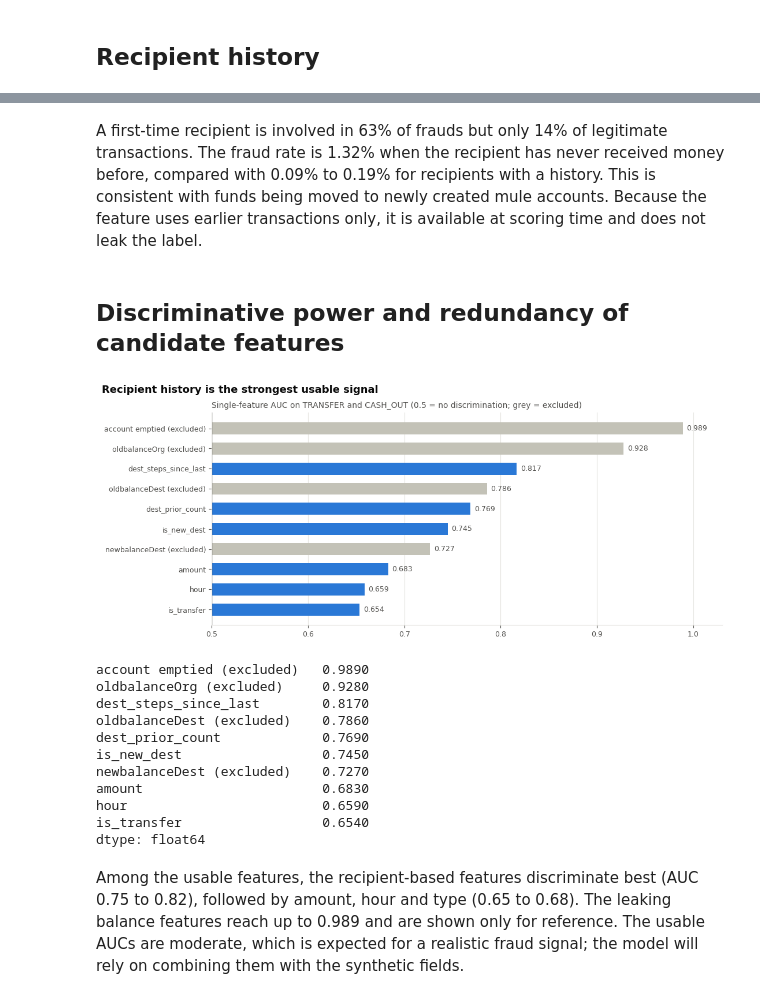
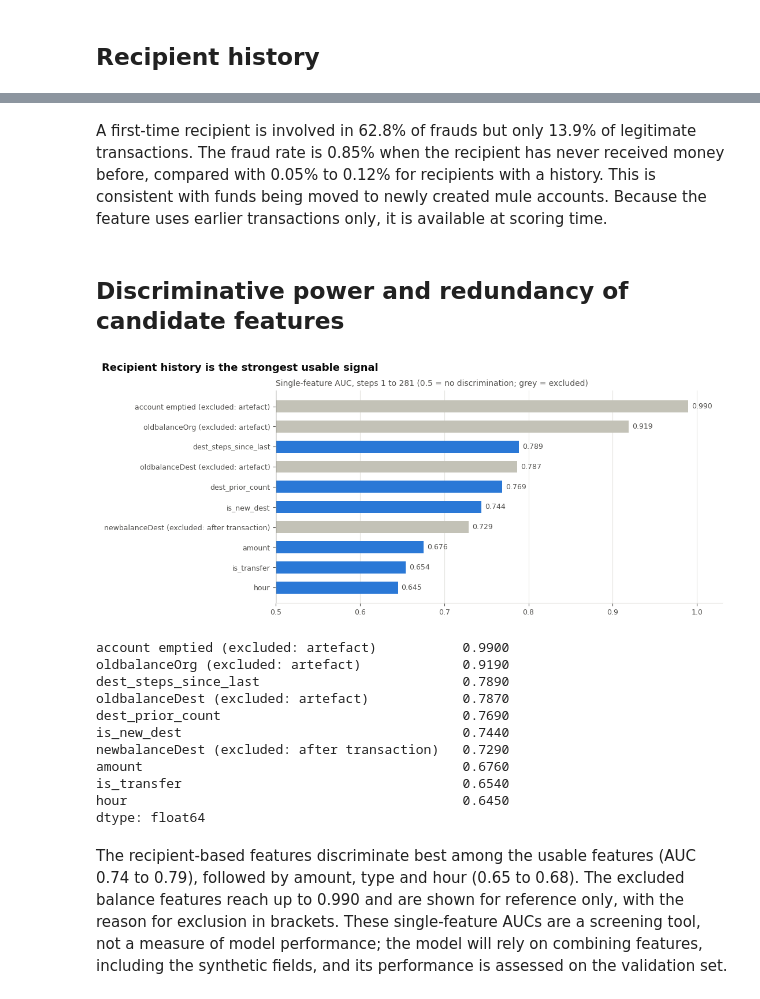
Before and after one commit to vdmhth/intro2ba, a Jupyter notebook: notebooks/eda/eda_kaggle.ipynb, the cells around one changed output, grey strips where cells are left out. Cells and saved outputs as stored; diff of their text form; code cells hidden in the pictures.

```diff
--- a/notebooks/eda/eda_kaggle.ipynb
+++ b/notebooks/eda/eda_kaggle.ipynb
@@ -170,19 +177,23 @@ Almost every sender appears only once, so sender-level behaviour (velocity, time
 ## Class imbalance and transaction type
 # %%
 n_fraud = int(df.isFraud.sum())
-by_type = (df.groupby("type", observed=True)
+print(f"Full data: {n_fraud:,} frauds of {len(df):,} transactions ({n_fraud / len(df):.3%}), "
+      f"about {(len(df) - n_fraud) / n_fraud:,.0f} legitimate transactions per fraud; "
+      f"fraud types: {sorted(df.loc[df.isFraud == 1, 'type'].astype(str).unique())}")
+
+e = df.loc[early, ["type", "isFraud", "isFlaggedFraud"]]
+by_type = (e.groupby("type", observed=True)
              .agg(transactions=("isFraud", "size"), frauds=("isFraud", "sum"), fraud_rate=("isFraud", "mean"))
              .sort_values("transactions"))
-print(f"Frauds: {n_fraud:,} of {len(df):,} transactions ({n_fraud / len(df):.3%}), "
-      f"about {(len(df) - n_fraud) / n_fraud:,.0f} legitimate transactions per fraud")
+print(f"Steps 1 to {TRAIN_END}: {int(e.isFraud.sum()):,} frauds of {len(e):,} transactions ({e.isFraud.mean():.3%})")
 
 fig, (a1, a2) = plt.subplots(1, 2, figsize=(11, 3.6), sharey=True)
 names = by_type.index.astype(str)
 a1.barh(names, by_type.transactions / 1e6, color=LEGIT, height=0.6)
-a1.set_title("Transactions (millions)")
+a1.set_title(f"Transactions (millions), steps 1 to {TRAIN_END}")
 a1.grid(axis="y", visible=False)
 for y, v in enumerate(by_type.transactions / 1e6):
-    a1.text(v + 0.03, y, f"{v:.2f}", va="center", fontsize=9, color=INK2)
+    a1.text(v + 0.02, y, f"{v:.2f}", va="center", fontsize=9, color=INK2)
 
 colors = [FRAUD if r > 0 else MUTED for r in by_type.fraud_rate]
 a2.barh(names, by_type.fraud_rate * 100, color=colors, height=0.6)
@@ -192,5 +203,10 @@ a2.grid(axis="y", visible=False)
 for y, r in enumerate(by_type.fraud_rate):
     a2.text(r * 100 + 0.01, y, f"{r:.2%}" if r > 0 else "no fraud", va="center", fontsize=9, color=INK2)
 fig.tight_layout(); headline(fig, "Fraud occurs only in TRANSFER and CASH_OUT transactions"); save(fig, "type_volume_fraud_rate"); plt.show()
+
+flag = e.isFlaggedFraud == 1
+print(f"isFlaggedFraud, steps 1 to {TRAIN_END}: {int(flag.sum())} flags, {int(e.loc[flag, 'isFraud'].sum())} correct, "
+      f"recall {e.loc[flag, 'isFraud'].sum() / e.isFraud.sum():.2%}; full data: {int(df.isFlaggedFraud.sum())} flags")
+del e
 by_type
 # %% [output]
@@ -208,6 +226,6 @@ Fraud represents 0.129% of all transactions, roughly one fraud for every 774 leg
 # %%
-tc = df[df.type.isin(["TRANSFER", "CASH_OUT"])].copy()
+tc = df[early & df.type.isin(["TRANSFER", "CASH_OUT"])].copy()
 tc["type"] = tc["type"].cat.remove_unused_categories()
-print(f"TRANSFER and CASH_OUT: {len(tc):,} transactions, fraud rate {tc.isFraud.mean():.3%} "
-      f"(about {(tc.isFraud == 0).sum() / tc.isFraud.sum():,.0f} legitimate per fraud)")
+print(f"TRANSFER and CASH_OUT, steps 1 to {TRAIN_END}: {len(tc):,} transactions, {int(tc.isFraud.sum()):,} frauds, "
+      f"fraud rate {tc.isFraud.mean():.3%} (about {(tc.isFraud == 0).sum() / tc.isFraud.sum():,.0f} legitimate per fraud)")
 # %% [output]
@@ -298,7 +321,7 @@ ax.text(62, 52, "equal shares", color=INK2, fontsize=9, rotation=38)
 ax.set_xlim(0, 100); ax.set_ylim(0, 101)
 ax.xaxis.set_major_formatter(mtick.PercentFormatter(decimals=0)); ax.yaxis.set_major_formatter(mtick.PercentFormatter(decimals=0))
 ax.set_xlabel("Fraud cases, largest first (cumulative)")
-ax.set_title("Cumulative share of the total fraud value")
-fig.tight_layout(); headline(fig, "One third of fraud cases account for 87% of the money lost"); save(fig, "fraud_value_concentration"); plt.show()
+ax.set_title(f"Cumulative share of the total fraud value, steps 1 to {TRAIN_END}")
+fig.tight_layout(); headline(fig, "One third of fraud cases account for 86% of the money lost"); save(fig, "fraud_value_concentration"); plt.show()
 print(f"Total fraud value: {fa.sum():,.0f}; top 20% of cases: {cum_value[int(len(fa) * 0.2) - 1]:.1f}% of value")
 # %% [output]
@@ -408,6 +442,7 @@ buckets = pd.cut(tc.dest_prior_count, [-1, 0, 1, 4, 9, 19, np.inf], labels=["0",
 rec = tc.groupby(buckets, observed=True).agg(transactions=("isFraud", "size"), frauds=("isFraud", "sum"),
                                              fraud_rate=("isFraud", "mean"))
 rec["share_of_frauds"] = rec.frauds / rec.frauds.sum()
+rec["share_of_legitimate"] = (rec.transactions - rec.frauds) / (rec.transactions - rec.frauds).sum()
 
 fig, ax = plt.subplots(figsize=(11, 3.8))
 ax.bar(rec.index.astype(str), rec.fraud_rate * 100, color=[FRAUD] + [MUTED] * (len(rec) - 1), width=0.6)
@@ -417,7 +452,7 @@ ax.yaxis.set_major_formatter(pct)
 ax.set_ylim(0, rec.fraud_rate.max() * 100 * 1.15)
 ax.grid(axis="x", visible=False)
 ax.set_xlabel("Number of earlier transactions received by the recipient")
-ax.set_title("Fraud rate by recipient history (TRANSFER and CASH_OUT)")
-fig.tight_layout(); headline(fig, "Payments to first-time recipients are 7 to 14 times more likely to be fraud"); save(fig, "fraud_rate_by_recipient_history"); plt.show()
+ax.set_title(f"Fraud rate by recipient history, steps 1 to {TRAIN_END}")
+fig.tight_layout(); headline(fig, "Payments to first-time recipients are 7 to 17 times more likely to be fraud"); save(fig, "fraud_rate_by_recipient_history"); plt.show()
 rec
 # %% [output]
@@ -433,51 +468,51 @@ rec
 # %% [markdown]
-A first-time recipient is involved in 63% of frauds but only 14% of legitimate transactions. The fraud rate is 1.32% when the recipient has never received money before, compared with 0.09% to 0.19% for recipients with a history. This is consistent with funds being moved to newly created mule accounts. Because the feature uses earlier transactions only, it is available at scoring time and does not leak the label.
+A first-time recipient is involved in 62.8% of frauds but only 13.9% of legitimate transactions. The fraud rate is 0.85% when the recipient has never received money before, compared with 0.05% to 0.12% for recipients with a history. This is consistent with funds being moved to newly created mule accounts. Because the feature uses earlier transactions only, it is available at scoring time.
 # %% [markdown]
 ## Discriminative power and redundancy of candidate features
 # %%
 tc["is_transfer"] = (tc.type == "TRANSFER").astype("int8")
 tc["dest_steps_since_last_filled"] = tc.dest_steps_since_last.fillna(9999)
 candidates = {
     "dest_steps_since_last": tc.dest_steps_since_last_filled,
     "dest_prior_count": tc.dest_prior_count,
     "is_new_dest": tc.is_new_dest,
     "amount": tc.amount,
     "hour": tc.hour,
     "is_transfer": tc.is_transfer,
-    "oldbalanceOrg (excluded)": tc.oldbalanceOrg,
-    "oldbalanceDest (excluded)": tc.oldbalanceDest,
-    "newbalanceDest (excluded)": tc.newbalanceDest,
-    "account emptied (excluded)": (tc.oldbalanceOrg == tc.amount).astype("int8"),
+    "oldbalanceOrg (excluded: artefact)": tc.oldbalanceOrg,
+    "oldbalanceDest (excluded: artefact)": tc.oldbalanceDest,
+    "newbalanceDest (excluded: after transaction)": tc.newbalanceDest,
+    "account emptied (excluded: artefact)": (tc.oldbalanceOrg == tc.amount).astype("int8"),
 }
 auc = pd.Series({name: max(a, 1 - a) for name, a in
                  ((n, roc_auc_score(tc.isFraud, s)) for n, s in candidates.items())}).sort_values()
 
 fig, ax = plt.subplots(figsize=(11, 4.4))
 colors = [MUTED if "excluded" in n else LEGIT for n in auc.index]
 ax.barh(auc.index, auc - 0.5, left=0.5, color=colors, height=0.6)
 for i, v in enumerate(auc):
     ax.text(v + 0.004, i, f"{v:.3f}", va="center", fontsize=9, color=INK2)
 ax.set_xlim(0.5, 1.03)
 ax.axvline(0.5, color=INK2, lw=1)
 ax.grid(axis="y", visible=False)
-ax.set_title("Single-feature AUC on TRANSFER and CASH_OUT (0.5 = no discrimination; grey = excluded)")
+ax.set_title(f"Single-feature AUC, steps 1 to {TRAIN_END} (0.5 = no discrimination; grey = excluded)")
 fig.tight_layout(); headline(fig, "Recipient history is the strongest usable signal"); save(fig, "feature_auc"); plt.show()
 auc.sort_values(ascending=False).round(3)
 # %% [output]
-[figure, old version]
+[figure, new version]
-account emptied (excluded)   0.9890
-oldbalanceOrg (excluded)     0.9280
-dest_steps_since_last        0.8170
-oldbalanceDest (excluded)    0.7860
-dest_prior_count             0.7690
-is_new_dest                  0.7450
-newbalanceDest (excluded)    0.7270
-amount                       0.6830
-hour                         0.6590
-is_transfer                  0.6540
+account emptied (excluded: artefact)           0.9900
+oldbalanceOrg (excluded: artefact)             0.9190
+dest_steps_since_last                          0.7890
+oldbalanceDest (excluded: artefact)            0.7870
+dest_prior_count                               0.7690
+is_new_dest                                    0.7440
+newbalanceDest (excluded: after transaction)   0.7290
+amount                                         0.6760
+is_transfer                                    0.6540
+hour                                           0.6450
 dtype: float64
 # %% [markdown]
-Among the usable features, the recipient-based features discriminate best (AUC 0.75 to 0.82), followed by amount, hour and type (0.65 to 0.68). The leaking balance features reach up to 0.989 and are shown only for reference. The usable AUCs are moderate, which is expected for a realistic fraud signal; the model will rely on combining them with the synthetic fields.
+The recipient-based features discriminate best among the usable features (AUC 0.74 to 0.79), followed by amount, type and hour (0.65 to 0.68). The excluded balance features reach up to 0.990 and are shown for reference only, with the reason for exclusion in brackets. These single-feature AUCs are a screening tool, not a measure of model performance; the model will rely on combining features, including the synthetic fields, and its performance is assessed on the validation set.
 # %%
 corr_cols = ["isFraud", "amount", "hour", "is_transfer", "dest_prior_count", "is_new_dest", "dest_steps_since_last_filled"]
 corr = tc[corr_cols].corr(method="spearman").rename(index={"dest_steps_since_last_filled": "dest_steps_since_last"},
```
Also changed, not shown: parts of 36 cells of this notebook, 13 other files.
